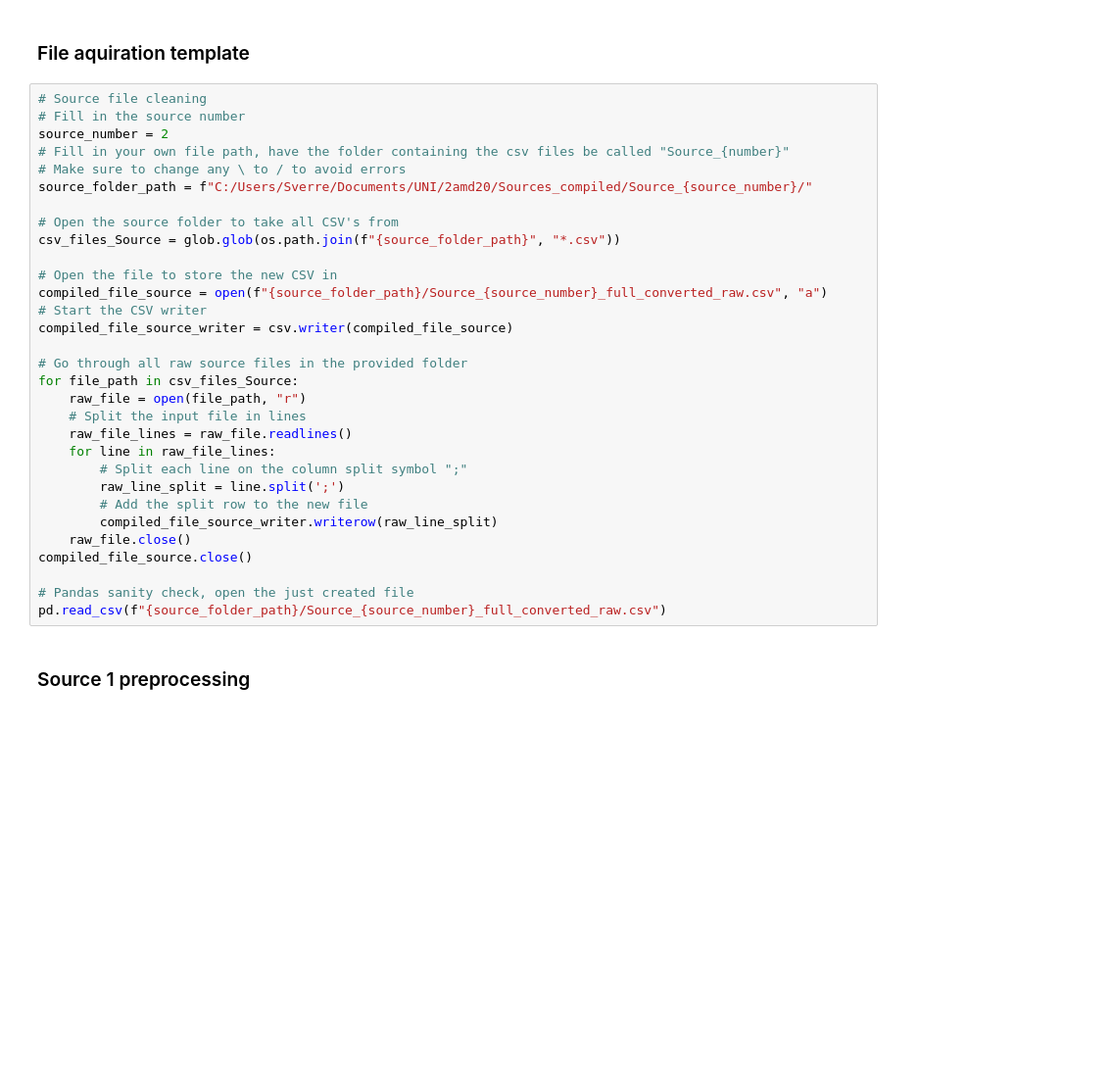
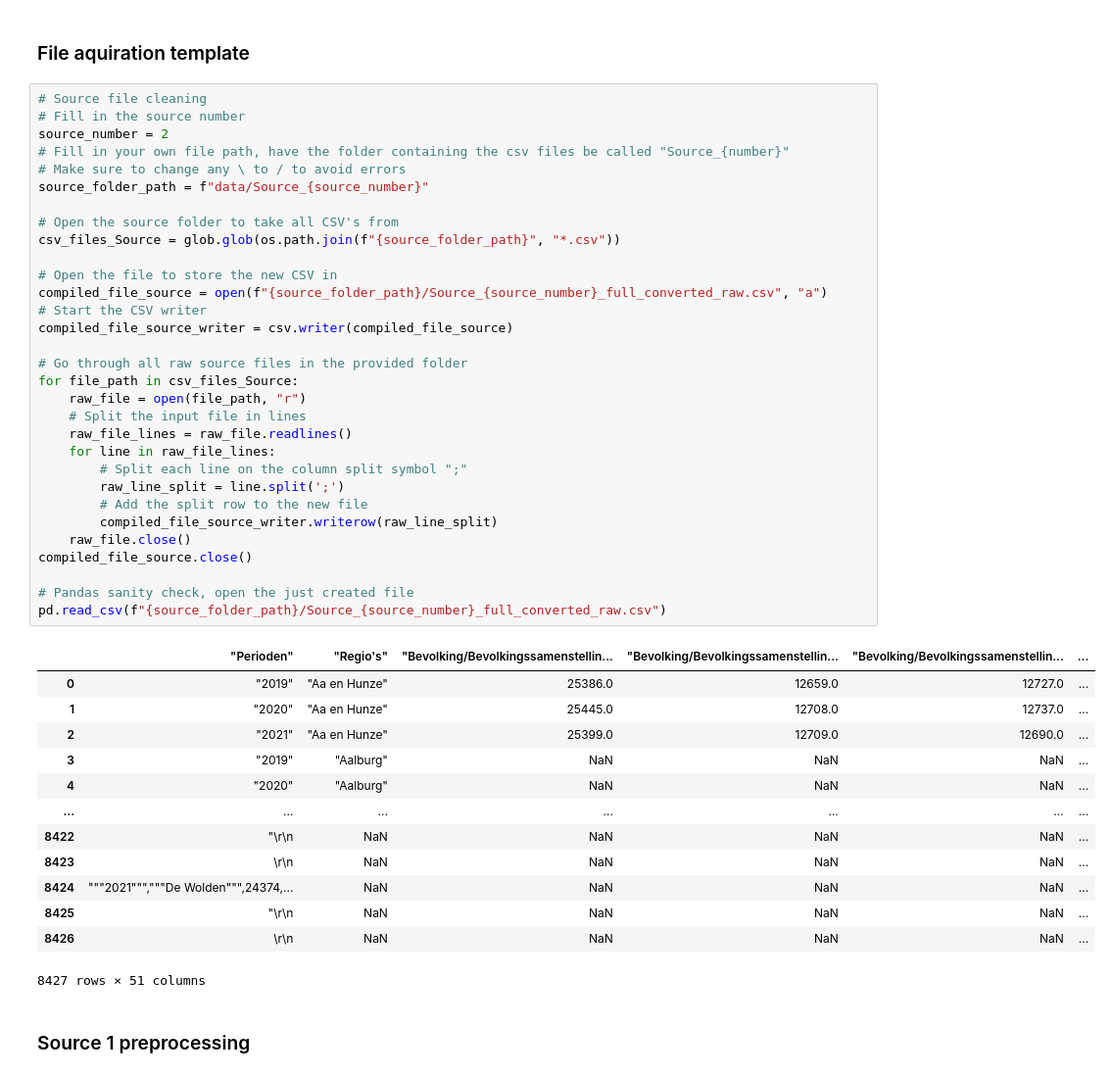
Before and after one commit to reikichan/2AMD20, a Jupyter notebook: 2AMD20 Source Compiler_all except 12&13.ipynb, the cells around one changed output. Shown: that part at 98% size. Saved outputs shown, nothing was run; the diff lists cells and outputs as text; blank space fills up the shorter version.

Commit message:
change data path+upload data sources

```diff
--- a/2AMD20 Source Compiler_all except 12&13.ipynb
+++ b/2AMD20 Source Compiler_all except 12&13.ipynb
@@ -8,34 +8,48 @@ import csv
 # %%
 # Source file cleaning
 # Fill in the source number
 source_number = 2
 # Fill in your own file path, have the folder containing the csv files be called "Source_{number}"
 # Make sure to change any \ to / to avoid errors
-source_folder_path = f"C:/Users/Sverre/Documents/UNI/2amd20/Sources_compiled/Source_{source_number}/"
+source_folder_path = f"data/Source_{source_number}"
 
 # Open the source folder to take all CSV's from
 csv_files_Source = glob.glob(os.path.join(f"{source_folder_path}", "*.csv"))
 
 # Open the file to store the new CSV in
 compiled_file_source = open(f"{source_folder_path}/Source_{source_number}_full_converted_raw.csv", "a")
 # Start the CSV writer
 compiled_file_source_writer = csv.writer(compiled_file_source)
 
 # Go through all raw source files in the provided folder
 for file_path in csv_files_Source:
     raw_file = open(file_path, "r")
     # Split the input file in lines
     raw_file_lines = raw_file.readlines()
     for line in raw_file_lines:
         # Split each line on the column split symbol ";"
         raw_line_split = line.split(';')
         # Add the split row to the new file
         compiled_file_source_writer.writerow(raw_line_split)
     raw_file.close()
 compiled_file_source.close()
 
 # Pandas sanity check, open the just created file
 pd.read_csv(f"{source_folder_path}/Source_{source_number}_full_converted_raw.csv")
+# %% [output]
+|  | ﻿"Perioden" | "Regio's" | "Bevolking/Bevolkingssamenstellin... | "Bevolking/Bevolkingssamenstellin... | "Bevolking/Bevolkingssamenstellin... | ... |
+| 0 | "2019" | "Aa en Hunze" | 25386.0 | 12659.0 | 12727.0 | ... |
+| 1 | "2020" | "Aa en Hunze" | 25445.0 | 12708.0 | 12737.0 | ... |
+| 2 | "2021" | "Aa en Hunze" | 25399.0 | 12709.0 | 12690.0 | ... |
+| 3 | "2019" | "Aalburg" | NaN | NaN | NaN | ... |
+| 4 | "2020" | "Aalburg" | NaN | NaN | NaN | ... |
+| ... | ... | ... | ... | ... | ... | ... |
+| 8422 | "\r\n | NaN | NaN | NaN | NaN | ... |
+| 8423 | \r\n | NaN | NaN | NaN | NaN | ... |
+| 8424 | """2021""","""De Wolden""",24374,... | NaN | NaN | NaN | NaN | ... |
+| 8425 | "\r\n | NaN | NaN | NaN | NaN | ... |
+| 8426 | \r\n | NaN | NaN | NaN | NaN | ... |
+8427 rows × 51 columns
 # %% [markdown]
 ### Source 1 preprocessing
 # %%
```
Also changed, not shown: parts of 11 cells of this notebook, 18 other files.
